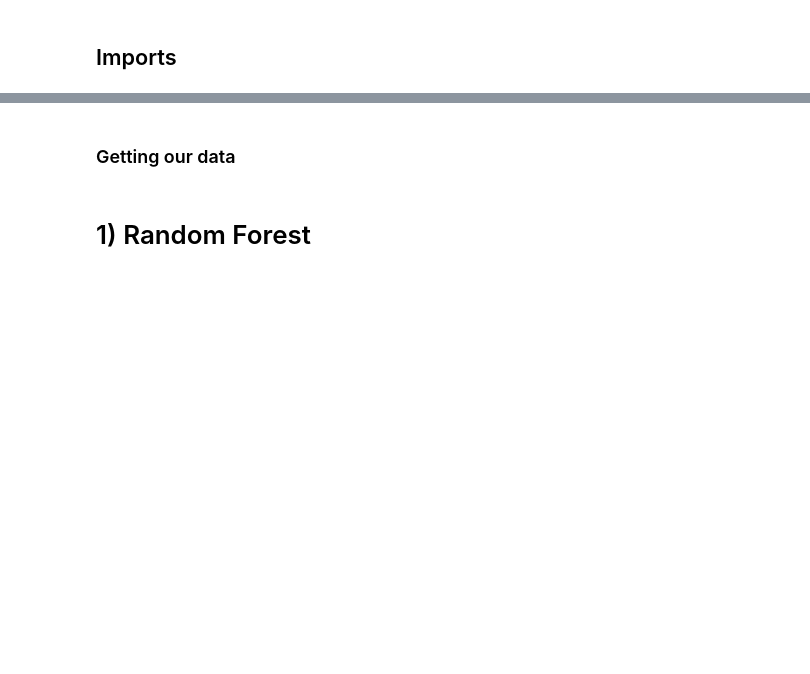
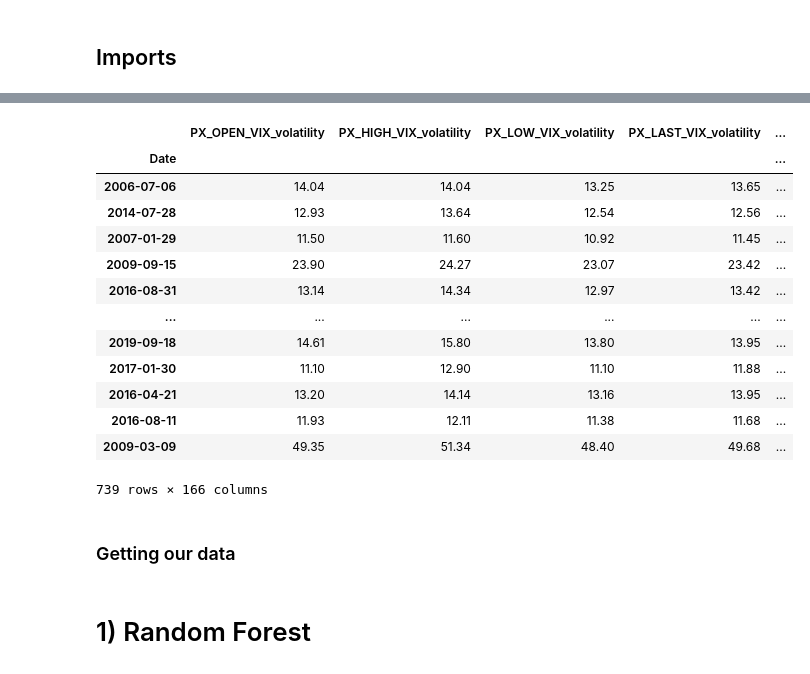
Before and after one commit to g0bel1n/VIX_predictions, a Jupyter notebook: analysis/trees.ipynb, the cells around one changed output, grey strips where cells are left out. Saved outputs shown, nothing was run; the diff lists cells and outputs as text; code cells hidden in the pictures; blank space fills up the shorter version.

```diff
--- a/analysis/trees.ipynb
+++ b/analysis/trees.ipynb
@@ -57,34 +55,49 @@ from data_treatment.box_creator import create_binary_box
 if not "root" in locals():
     current_path = Path(os.getcwd())
     root = current_path.parent.absolute()
 os.chdir(root)
 
 PATH = "../"
 
 cols_selected_by_lasso = ['PX_OPEN_VIX_volatility', 'VOLUME_TOTAL_CALL_VIX_volatility',
        '3MTH_IMPVOL_110.0%MNY_DF_VIX_volatility',
        'PUT_CALL_VOLUME_RATIO_CUR_DAY_SPX_volatility',
        'VOLUME_TOTAL_PUT_SPX_volatility', 'QMJ USA_QMJ Factors',
        'BAB Global_BAB Factors', 'Bullish_SENTIMENT',
        'Bullish 8-week Mov Avg_SENTIMENT',
        'Mkt-RF_F-F_Research_Data_5_Factors_2x3_daily',
        'SMB_F-F_Research_Data_5_Factors_2x3_daily', 'VIX_LAG_1', 'VIX_LAG_3',
        'VIX_LAG_4', 'VIX_LAG_5']
 
 def easy_data_import():
     df = pd.read_csv('database.csv')
     df['Date'] = pd.to_datetime(df['Date'])
     df = create_binary_box(df, relative_threshold = 0.05, box_length=5).set_index(['Date']).dropna(axis = 0)
     df = add_AR_cols(df,7)
 
     scaler = StandardScaler()
     X = scaler.fit_transform(df[cols_selected_by_lasso])
     y = df['Box']
 
-    X_train, X_test, y_train, y_test = train_test_split(prescale_X, y, test_size=0.2)
+
 
     ts_cv = TimeSeriesSplit()
     return X, y, ts_cv
+# %% [output]
+|  | PX_OPEN_VIX_volatility | PX_HIGH_VIX_volatility | PX_LOW_VIX_volatility | PX_LAST_VIX_volatility | ... |
+| Date |  |  |  |  | ... |
+| 2006-07-06 | 14.04 | 14.04 | 13.25 | 13.65 | ... |
+| 2014-07-28 | 12.93 | 13.64 | 12.54 | 12.56 | ... |
+| 2007-01-29 | 11.50 | 11.60 | 10.92 | 11.45 | ... |
+| 2009-09-15 | 23.90 | 24.27 | 23.07 | 23.42 | ... |
+| 2016-08-31 | 13.14 | 14.34 | 12.97 | 13.42 | ... |
+| ... | ... | ... | ... | ... | ... |
+| 2019-09-18 | 14.61 | 15.80 | 13.80 | 13.95 | ... |
+| 2017-01-30 | 11.10 | 12.90 | 11.10 | 11.88 | ... |
+| 2016-04-21 | 13.20 | 14.14 | 13.16 | 13.95 | ... |
+| 2016-08-11 | 11.93 | 12.11 | 11.38 | 11.68 | ... |
+| 2009-03-09 | 49.35 | 51.34 | 48.40 | 49.68 | ... |
+739 rows × 166 columns
 # %% [markdown]
 ### Getting our data
 # %%
```
Also changed, not shown: parts of 1 cell of this notebook, 3 other files.
